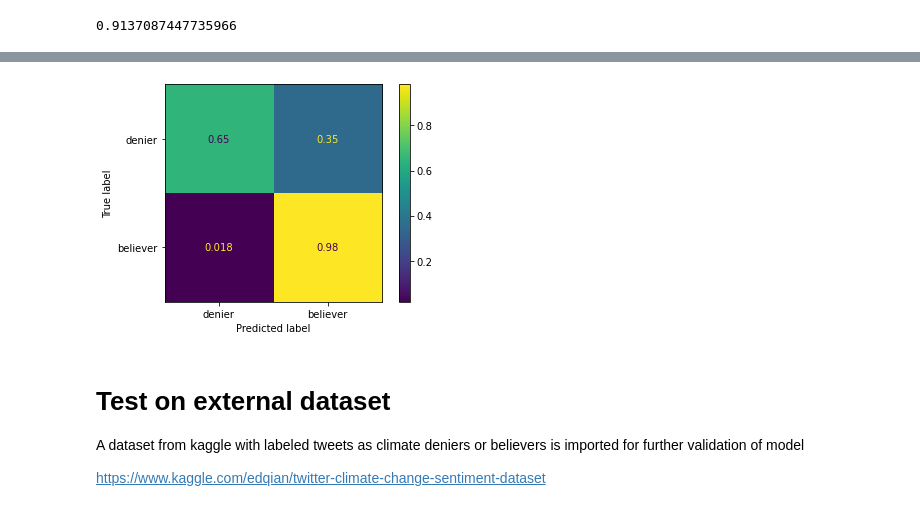
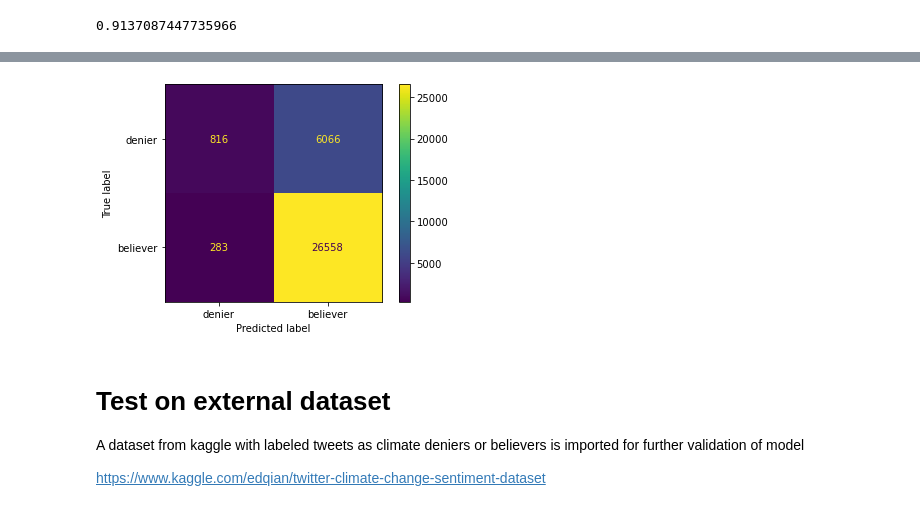
Before and after one commit to JoeBrowz/climate-prop, a Jupyter notebook: liberal_agenda.ipynb, the cells around one changed output, grey strips where cells are left out. Cells and saved outputs as stored; diff of their text form; code cells hidden in the pictures.

```diff
--- a/liberal_agenda.ipynb
+++ b/liberal_agenda.ipynb
@@ -157,15 +164,27 @@ Remove unwanted character types, hashtags, usernames, and URLs. Remove line brea
 Tokenize, remove stopwords, lemmatize, join to string
 # %%
 def re_clean(tweet):
+    '''
+    takes the text of a tweet and returns a cleaned string ready for tokenization and lemmatization
+    '''
+    # remove emojis
+    emoji = re.compile(pattern = "["
+        u"\U0001F600-\U0001F64F"  # emoticons
+        u"\U0001F300-\U0001F5FF"  # symbols & pictographs
+        u"\U0001F680-\U0001F6FF"  # transport & map symbols
+        u"\U0001F1E0-\U0001F1FF"  # flags (iOS)
+                           "]+", flags = re.UNICODE)
+    tweet = emoji.sub('', tweet)
     # regex cleaning
     tweet = tweet.lower()
     tweet = re.sub(r'[@][\w]+','', tweet) # <-- remove usernames
     tweet = re.sub(r'[#]','', tweet) # <-- remove hashtags
     tweet = re.sub(r'http[s]?://(?:[a-zA-Z]|[0-9]|[$-_@.&+]|[!*\(\),]|(?:%[0-9a-fA-F][0-9a-fA-F]))+', '', tweet) # <-- remove urls
+    tweet = re.sub(r'(?:^| )\w(?:$| )', ' ', tweet) # <-- remove one letter words
     tweet = re.sub(r'\s{2,15}', ' ', tweet) # <-- remove extra blank spaces
     tweet = re.sub(r'\n', ' ', tweet)  # <-- remove line breaks
     tweet = re.sub(r'\s{2,15}', ' ', tweet) # <-- combine multiple space again
-    return tweet.strip() # <-- remove extra spaces at the start and end of tweets
+    return tweet.strip() # <-- remove lingering spaces at the start and end of tweets
 # %%
 # Instantiate nltk lemmatizer
 lemmatizer = WordNetLemmatizer()
@@ -173,8 +192,10 @@ lemmatizer = WordNetLemmatizer()
 # create stop word list from default list, punctuation, and hashtags used to create classifcation params
 stopwords_list = stopwords.words('english') + (list(string.punctuation) +
                                                denier_tags + believer_tags + unique_hashtags[:100])
-
 def lemm(tweet):
+    '''
+    lemmatizes a sentence and returns string ready to be vectorized
+    '''
     # tokenize, lemmatize
     tok = nltk.regexp_tokenize(tweet, r"([a-zA-Z]+(?:'[a-z]+)?)")
     lemma = [lemmatizer.lemmatize(token) for token in tok]
@@ -259,7 +287,7 @@ grid_params = {'clf__n_estimators': [100, 300, 600, 800],
 grid_params2 = {'clf__criterion': ['entropy'], 'clf__max_depth': [None], 'clf__n_estimators': [100]}
 # %%
 # Instantiate gridsearch object
-gridsearch = GridSearchCV(pipeline, param_grid=grid_params, n_jobs = -1)
+gridsearch = GridSearchCV(pipeline, param_grid=grid_params, cv=3, n_jobs = -1)
 # fit to training set
 gridsearch.fit(X_train, y_train)
 # %% [output]
@@ -309,9 +337,9 @@ Test F1 Score:  0.9477
 # %%
-# visualize confusion matrix for test set
-con_mat = confusion_matrix(y_test, y_pred, normalize='true')
+# visualize confusion matrix for test data
+con_mat = confusion_matrix(y_test, y_pred)
 display = ConfusionMatrixDisplay(con_mat, display_labels=['denier', 'believer']).plot()
 # %% [output]
-[figure, old version]
+[figure, new version]
 # %% [markdown]
 
 # Test on external dataset
```
Also changed, not shown: parts of 25 cells of this notebook, 2 other files.
